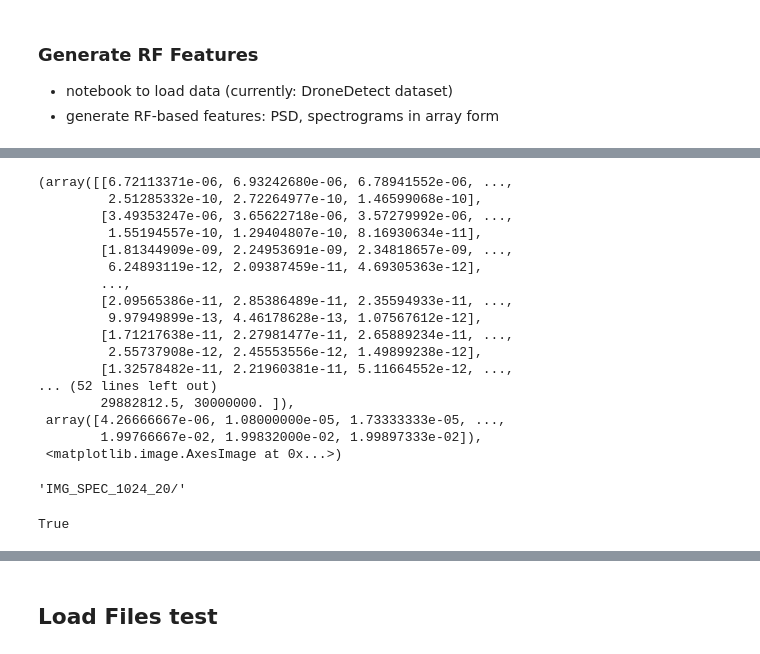
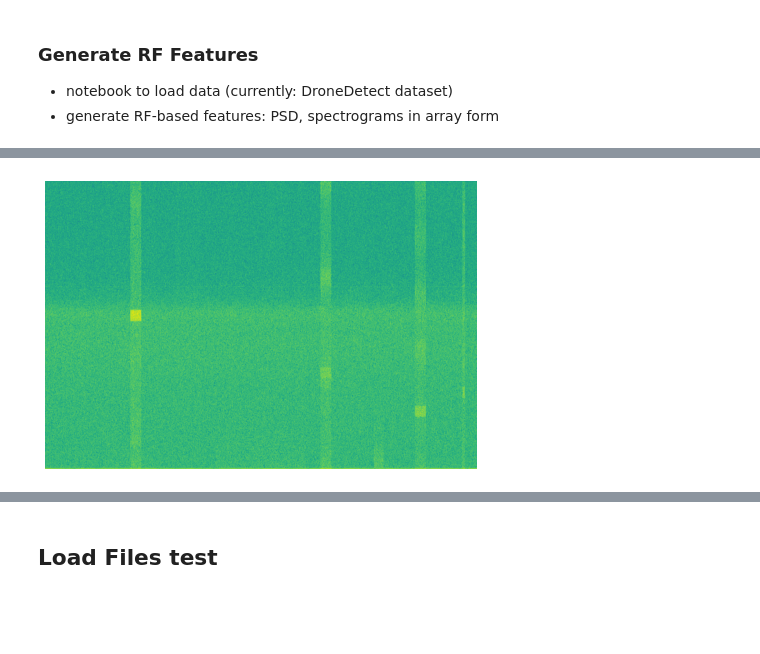
Before and after one commit to IQTLabs/RFClassification, a Jupyter notebook: Generate DroneDetect Features.ipynb, the cells around one changed output, grey strips where cells are left out. Drawn from its saved outputs; the diff is of its cells as text; code cells hidden in the pictures; blank space fills up the shorter version.

```diff
--- a/Generate DroneDetect Features.ipynb
+++ b/Generate DroneDetect Features.ipynb
@@ -89,6 +89,7 @@ def save_array(folder_path, feat, DRONES, CONDS, INTS, feat_name, int_name):
 n_per_seg = 1024 # length of each segment (powers of 2)
 n_overlap_spec = 120
 psd_win_type = 'hamming' # make ends of each segment match
+spec_han_window = np.hanning(n_per_seg)
 t_seg = 20 # sample length in milliseconds
 feature_to_save = ['SPEC'] # what features to generate and save: SPEC or PSD
 format_to_save = ['IMG'] # IMG or ARR
@@ -153,7 +154,7 @@ else:
 
     # loop through all files
     for sf in inteference_folders: # options: ['WIFI', 'BLUE', 'BOTH', 'CLEAN']
-        print('current folder: ', sf)
+        print('CURRENT FOLDER: ', sf)
 
         drone_folders = os.listdir(main_folder+sf+'/')
         for df in drone_folders:
@@ -207,12 +208,13 @@ else:
                     if sa_save or si_save:
 #                         fspec, t, Sxx = signal.spectrogram(d_complex, fs, window=win_type, nperseg=n_per_seg, noverlap =0) ## using minimal overlap
                         if si_save: # set up fig properties if saving images
+                            plt.clf()
                             fig,ax = plt.subplots(1, figsize=(dim_px[0]/dpi, dim_px[1]/dpi), dpi=dpi)
                             fig.subplots_adjust(left=0,right=1,bottom=0,top=1)
                             ax.axis('tight')
                             ax.axis('off')
-                        han_window = np.hanning(n_per_seg)
-                        spec, freqs, bins, im = plt.specgram(d_complex, NFFT=n_per_seg, Fs=fs, window=han_window,
+
+                        spec, freqs, bins, im = plt.specgram(d_complex, NFFT=n_per_seg, Fs=fs, window=spec_han_window,
                                           noverlap=n_overlap_spec, sides='onesided')
                         if si_save:
                             save_spec_image_fig(features_folder, img_spec_folder,
@@ -272,32 +255,0 @@ plt.show()
-# %%
-sp
-# %% [output]
-(array([[6.72113371e-06, 6.93242680e-06, 6.78941552e-06, ...,
-         2.51285332e-10, 2.72264977e-10, 1.46599068e-10],
-        [3.49353247e-06, 3.65622718e-06, 3.57279992e-06, ...,
-         1.55194557e-10, 1.29404807e-10, 8.16930634e-11],
-        [1.81344909e-09, 2.24953691e-09, 2.34818657e-09, ...,
-         6.24893119e-12, 2.09387459e-11, 4.69305363e-12],
-        ...,
-        [2.09565386e-11, 2.85386489e-11, 2.35594933e-11, ...,
-         9.97949899e-13, 4.46178628e-13, 1.07567612e-12],
-        [1.71217638e-11, 2.27981477e-11, 2.65889234e-11, ...,
-         2.55737908e-12, 2.45553556e-12, 1.49899238e-12],
-        [1.32578482e-11, 2.21960381e-11, 5.11664552e-12, ...,
-... (52 lines left out)
-        29882812.5, 30000000. ]),
- array([4.26666667e-06, 1.08000000e-05, 1.73333333e-05, ...,
-        1.99766667e-02, 1.99832000e-02, 1.99897333e-02]),
- <matplotlib.image.AxesImage at 0x...>)
-# %%
-img_spec_folder
-# %% [output]
-'IMG_SPEC_1024_20/'
-# %%
-sa_save = False
-si_save = False
-pa_save = False
-pi_save = False
-all([not sa_save, not si_save, not pa_save, not pi_save])
-# %% [output]
-True
@@ -303,0 +258,11 @@ True
+# %%
+fig,ax = plt.subplots(1)
+fig.subplots_adjust(left=0,right=1,bottom=0,top=1)
+ax.axis('tight')
+ax.axis('off')
+
+han_window = np.hanning(n_per_seg)
+spec, freqs, bins, im = plt.specgram(d_complex, NFFT=n_per_seg, Fs=fs, window=han_window,
+                  noverlap=n_overlap_spec, sides='onesided', scale = 'dB')
+# %% [output]
+[figure, added]
```
Also changed, not shown: parts of 13 cells of this notebook, 1 other file.
